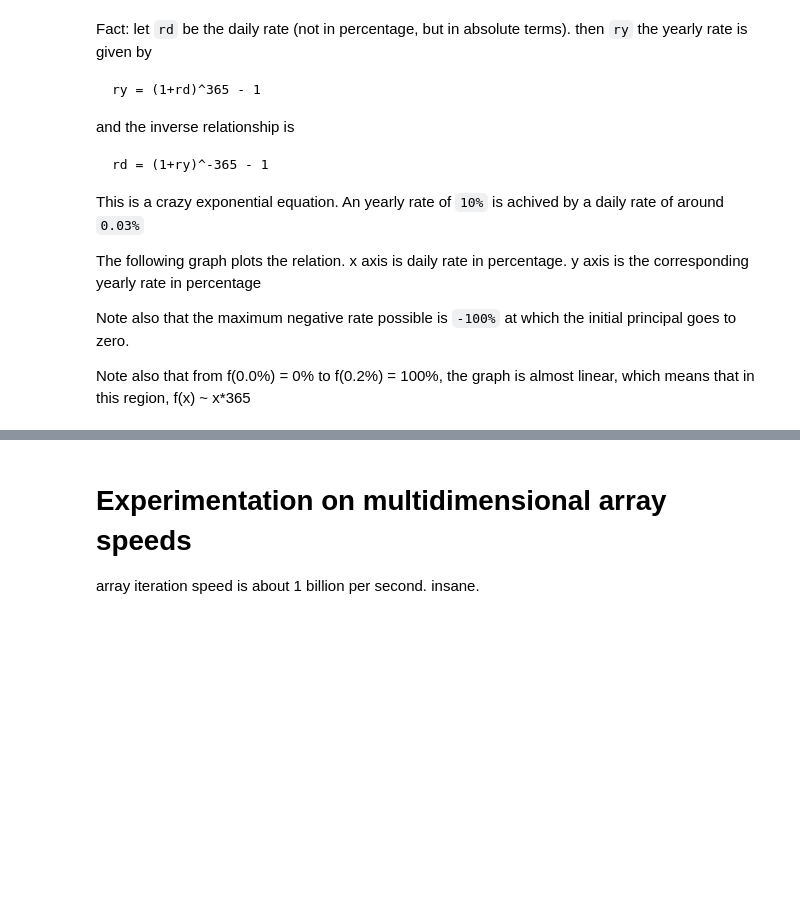
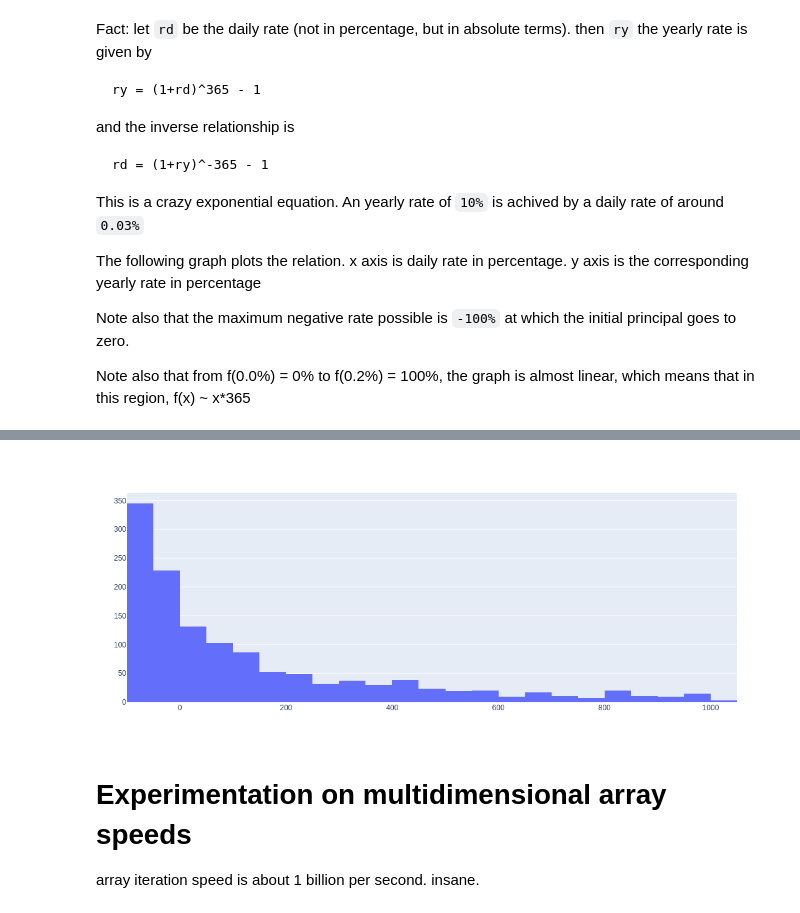
Before and after one commit to agsha/julia, a Jupyter notebook: template.ipynb, the cells around one changed output, grey strips where cells are left out. Saved outputs shown, nothing was run; the diff lists cells and outputs as text; code cells hidden in the pictures; blank space fills up the shorter version.

```diff
--- a/template.ipynb
+++ b/template.ipynb
@@ -590,3 +254,23 @@ preprocess (generic function with 2 methods)
+# %%
+function analyse_nse(d::Dict{String, Point})
+    p = d["^NSEI"]
+    dates, prices, intDates = (p.dates, p.prices, p.intDates)
+    diffs = Vector{Float64}(undef, 0)
+    for i in 2:length(intDates)
+        if intDates[i] == intDates[i-1] + 1
+            rate = r(prices[i-1], prices[i], 1/365.0)*100
+            push!(diffs, rate)
+        end
+    end
+    #histogram(diffs)
+    ptiles = nquantile(diffs, 100)[40:60]
+#     plot((1:100)[40:60], ptiles)
+    l = length(diffs)
+    plot([histogram(x=sort!(diffs)[trunc(Int, l/4):trunc(Int, 3l/4)], nbins=50)])
+end
+analyse_nse(d)
+# %% [output]
+[figure, added]
 # %% [markdown]
 # Experimentation on multidimensional array speeds
 
```
Also changed, not shown: parts of 44 cells of this notebook, 4 other files.
